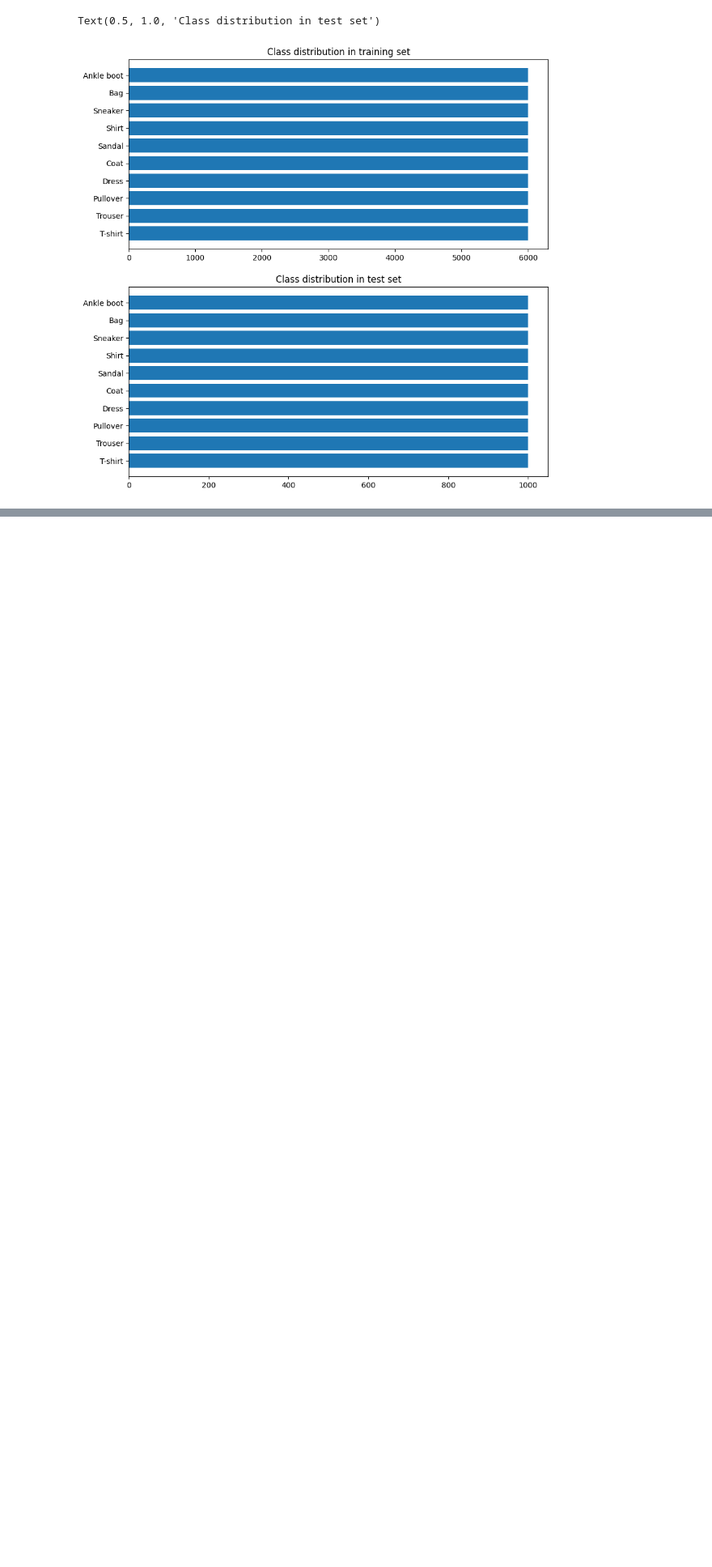
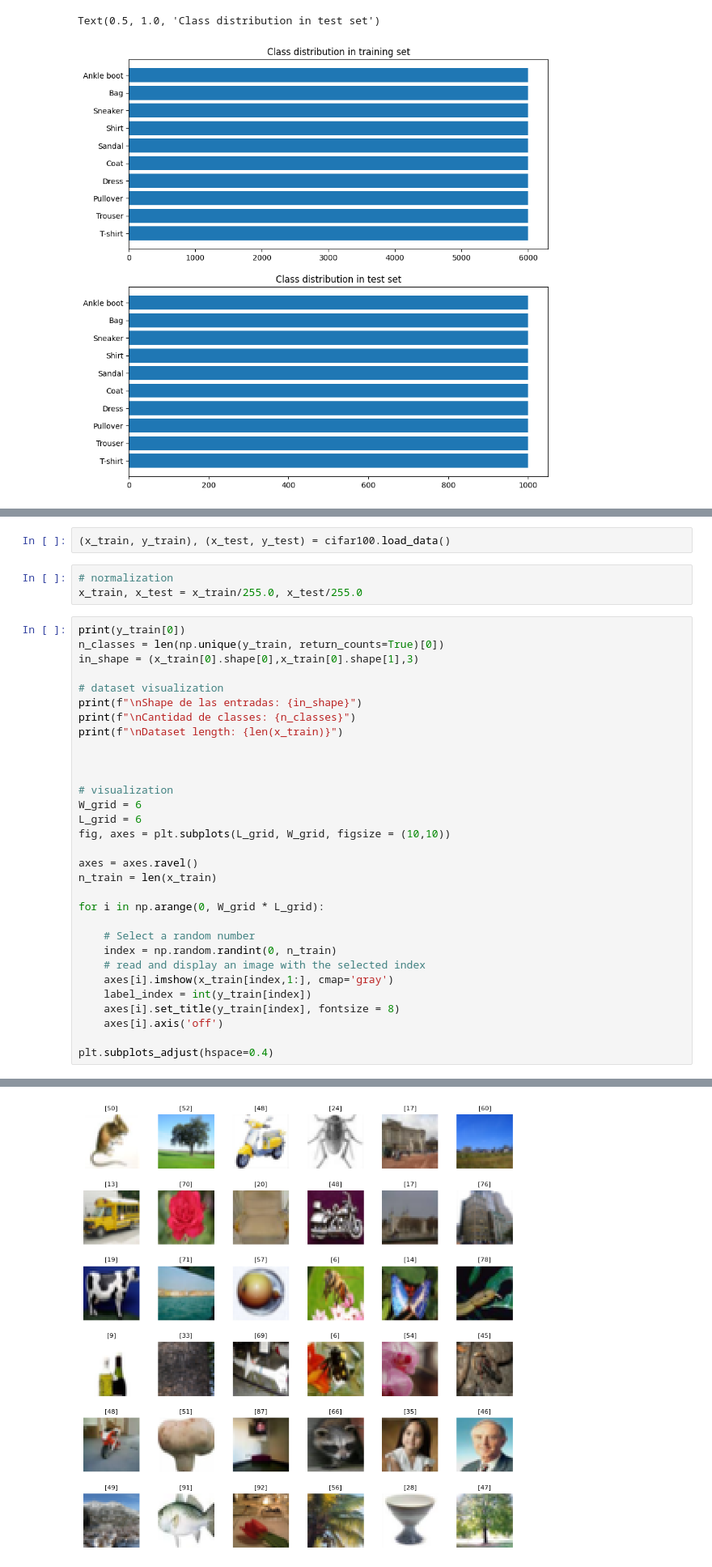
Before and after one commit to dgayet/ml_fpga_unmdp, a Jupyter notebook: labs/lab1/01-basicML.ipynb, the cells around one changed output, grey strips where cells are left out. Shown at 81% size. Drawn from its saved outputs; the diff is of its cells as text; blank space fills up the shorter version.

```diff
--- a/labs/lab1/01-basicML.ipynb
+++ b/labs/lab1/01-basicML.ipynb
@@ -810,0 +910,37 @@ WARNING:absl:You are saving your model as an HDF5 file via `model.save()` or `ke
+# %%
+(x_train, y_train), (x_test, y_test) = cifar100.load_data()
+# %%
+# normalization
+x_train, x_test = x_train/255.0, x_test/255.0
+# %%
+print(y_train[0])
+n_classes = len(np.unique(y_train, return_counts=True)[0])
+in_shape = (x_train[0].shape[0],x_train[0].shape[1],3)
+
+# dataset visualization
+print(f"\nShape de las entradas: {in_shape}")
+print(f"\nCantidad de classes: {n_classes}")
+print(f"\nDataset length: {len(x_train)}")
+
+
+
+# visualization
+W_grid = 6
+L_grid = 6
+fig, axes = plt.subplots(L_grid, W_grid, figsize = (10,10))
+
+axes = axes.ravel()
+n_train = len(x_train)
+
+for i in np.arange(0, W_grid * L_grid):
+
+    # Select a random number
+    index = np.random.randint(0, n_train)
+    # read and display an image with the selected index
+    axes[i].imshow(x_train[index,1:], cmap='gray')
+    label_index = int(y_train[index])
+    axes[i].set_title(y_train[index], fontsize = 8)
+    axes[i].axis('off')
+
+plt.subplots_adjust(hspace=0.4)
+# %% [output]
@@ -810,0 +954 @@ WARNING:absl:You are saving your model as an HDF5 file via `model.save()` or `ke
+[figure, added]
```
Also changed, not shown: parts of 27 cells of this notebook, 18 other files.
